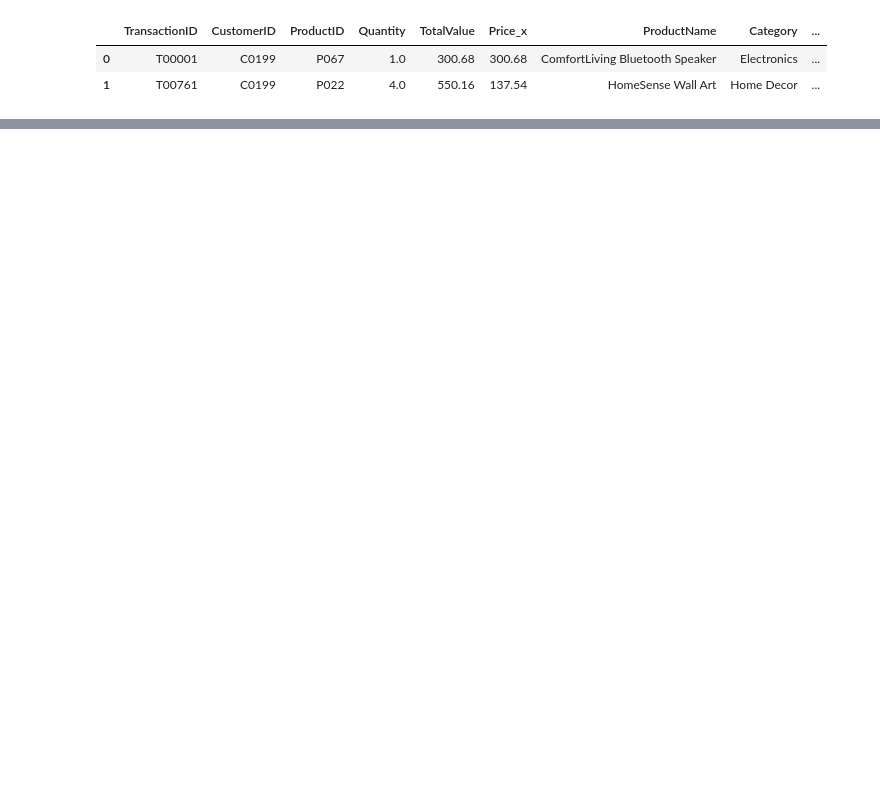
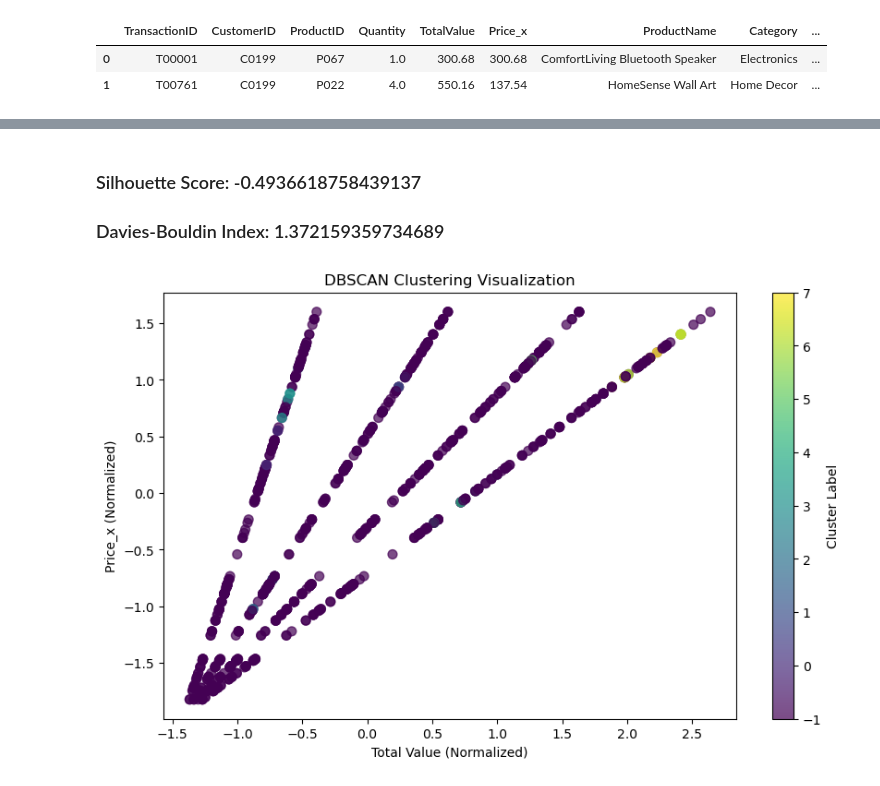
Before and after one commit to Prashanth-AP/assesment_intern, a Jupyter notebook: Prashanth_AP_Clustering.ipynb, the cells around one changed output, grey strips where cells are left out. Cells and saved outputs as stored; diff of their text form; code cells hidden in the pictures; blank space fills up the shorter version.

```diff
--- a/Prashanth_AP_Clustering.ipynb
+++ b/Prashanth_AP_Clustering.ipynb
@@ -170,0 +147,21 @@ df
+# %%
+
+# Step 2: Drop irrelevant columns
+columns_to_drop = ["TransactionID", "CustomerID", "ProductID", "CustomerName", "ProductName", "Date", "Year"]
+data_cleaned = data.drop(columns=columns_to_drop)
+# %%
+# Step 3: Encode categorical columns
+label_encoders = {}
+for col in ["Category", "Region"]:
+    le = LabelEncoder()
+    data_cleaned[col] = le.fit_transform(data_cleaned[col])
+    label_encoders[col] = le
+# %%
+# Step 4: Normalize numerical columns
+scaler = StandardScaler()
+numerical_columns = ["Quantity", "TotalValue", "Price_x", "Month"]
+data_cleaned[numerical_columns] = scaler.fit_transform(data_cleaned[numerical_columns])
+# %%
+# Step 5: Apply DBSCAN clustering
+dbscan_model = DBSCAN(eps=0.5, min_samples=5)  # Adjust eps and min_samples as needed
+data_cleaned["Cluster"] = dbscan_model.fit_predict(data_cleaned)
@@ -170,0 +190,14 @@ df
+# %% [markdown]
+### Silhouette Score: -0.4936618758439137
+### Davies-Bouldin Index: 1.372159359734689
+# %%
+# Step 7: Plot the clusters
+plt.figure(figsize=(10, 6))
+plt.scatter(data_cleaned["TotalValue"], data_cleaned["Price_x"], c=data_cleaned["Cluster"], cmap="viridis", s=50, alpha=0.7)
+plt.title("DBSCAN Clustering Visualization")
+plt.xlabel("Total Value (Normalized)")
+plt.ylabel("Price_x (Normalized)")
+plt.colorbar(label="Cluster Label")
+plt.show()
+# %% [output]
+[figure, added]
```
Also changed, not shown: parts of 39 cells of this notebook, 1 other file.
